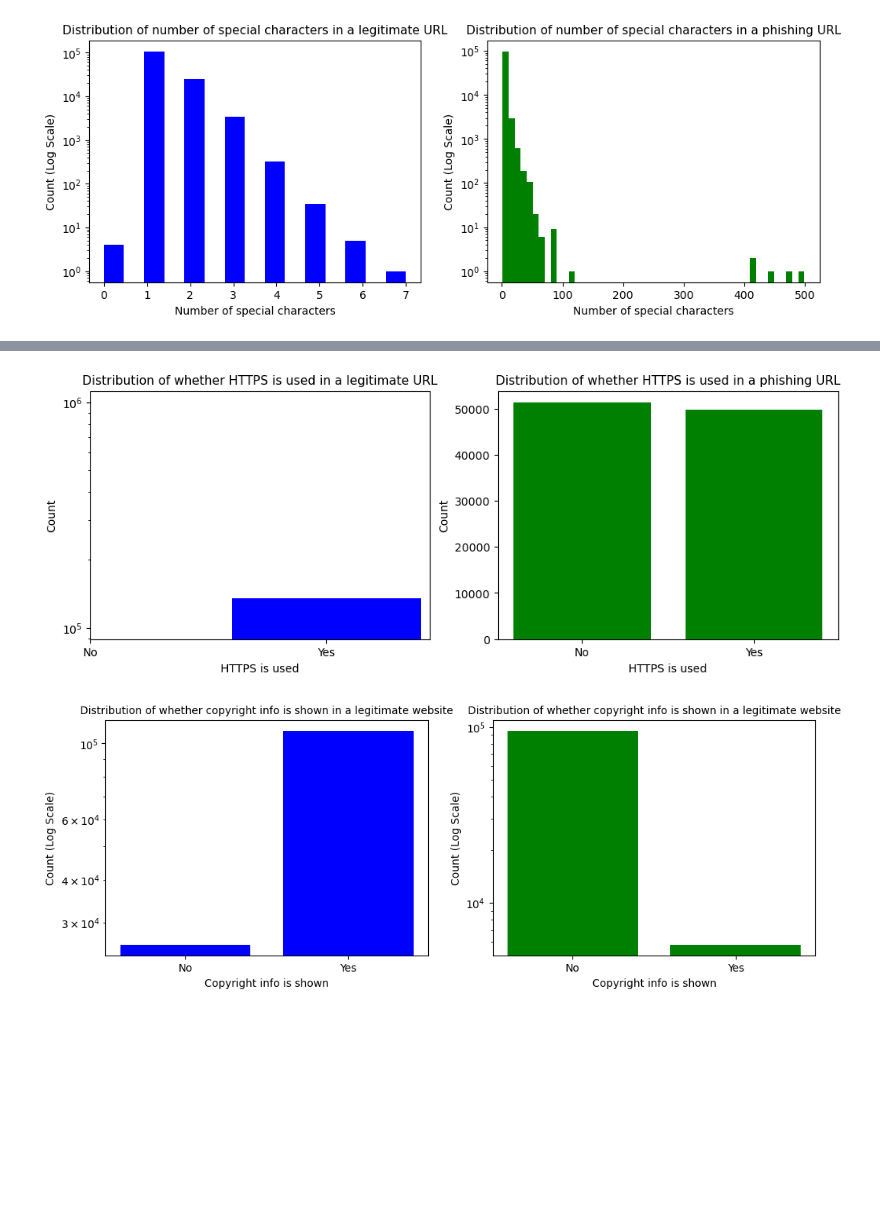
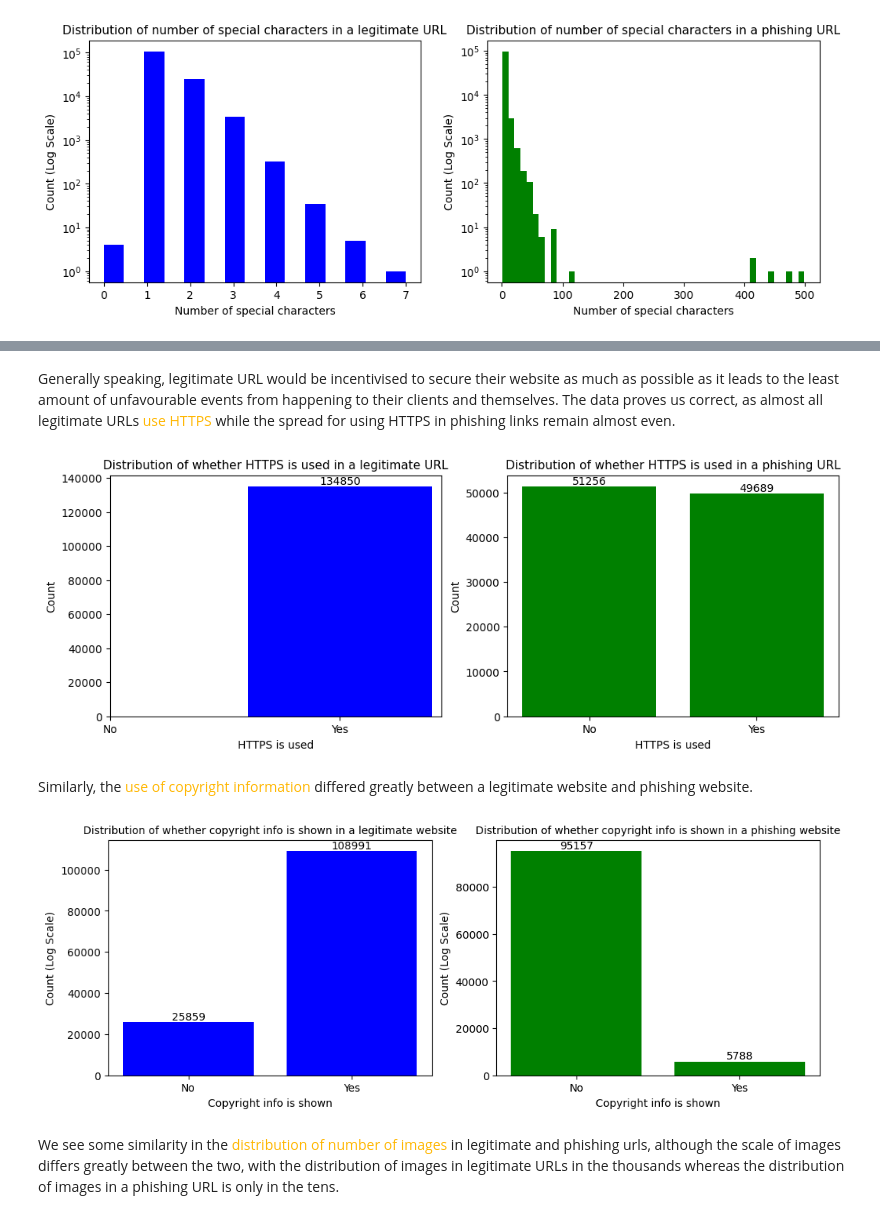
Before and after one commit to gjh0239/AITT-Assignment, a Jupyter notebook: Assignment/Assignment.ipynb, the cells around one changed output, grey strips where cells are left out. Drawn from its saved outputs; the diff is of its cells as text; code cells hidden in the pictures; blank space fills up the shorter version.

Commit message:
refactored memory optimisation code and added much needed documentation for my work

```diff
--- a/Assignment/Assignment.ipynb
+++ b/Assignment/Assignment.ipynb
@@ -28,0 +136,7 @@ Index(['URL', 'URLLength', 'Domain', 'DomainLength', 'IsDomainIP', 'TLD',
+# %%
+# Select all columns with 2 unique values
+binary_columns = df.columns[df.nunique() == 2]
+
+# Display the unique values in each of these columns (Ensure that they only contain binary values)
+for col in binary_columns:
+	print(f'{col}: {df[col].unique()}')
@@ -341,32 +857,36 @@ plt.show()
+# %% [markdown]
+Generally speaking, legitimate URL would be incentivised to secure their website as much as possible as it leads to the least amount of unfavourable events from happening to their clients and themselves. The data proves us correct, as almost all legitimate URLs <font color='#FFB703'>use HTTPS</font> while the spread for using HTTPS in phishing links remain almost even.
 # %%
 # Data
 data1 = df[df['label'] == 1]['IsHTTPS'].value_counts()  # Counts for legitimate URL data
 data2 = df[df['label'] == 0]['IsHTTPS'].value_counts()  # Counts for phishing URL data
 
 # Create subplots (1 row, 2 columns)
 fig, axes = plt.subplots(1, 2, figsize=(12, 4))
 
 # Plot the first bar plot
-axes[0].bar(data1.index, data1.values, color=['blue'])
+x = axes[0].bar(data1.index, data1.values, color=['blue'])
 axes[0].set_title("Distribution of whether HTTPS is used in a legitimate URL", fontsize=11)  # Title
 axes[0].set_xlabel("HTTPS is used")
 axes[0].set_ylabel("Count")
-axes[0].set_yscale('log')  #logarithmic scale to show smaller values more accurately
-axes[0].set_xticks([0, 1]) #Next 2 lines changes 0 to no and 1 to yes
+axes[0].set_xticks([0, 1])
 axes[0].set_xticklabels(['No', 'Yes'])
+axes[0].bar_label(x)
 
 # Plot the second bar plot
-axes[1].bar(data2.index, data2.values, color='green')
+y = axes[1].bar(data2.index, data2.values, color='green')
 axes[1].set_title("Distribution of whether HTTPS is used in a phishing URL", fontsize=11)
 axes[1].set_xlabel("HTTPS is used")
 axes[1].set_ylabel("Count")
-axes[0].set_yscale('log')  #logarithmic scale to show smaller values more accurately
-axes[1].set_xticks([0, 1]) #Next 2 lines changes 0 to no and 1 to yes
+axes[1].set_xticks([0, 1])
 axes[1].set_xticklabels(['No', 'Yes'])
+axes[1].bar_label(y)
 
 plt.show()
 # %% [output]
-[figure, old version]
+[figure, new version]
+# %% [markdown]
+Similarly, the <font color='#FFB703'>use of copyright information</font> differed greatly between a legitimate website and phishing website.
 # %%
 # Data
 data1 = df[df['label'] == 1]['HasCopyrightInfo'].value_counts()  # Counts for legitimate URL data
@@ -376,26 +896,28 @@ data2 = df[df['label'] == 0]['HasCopyrightInfo'].value_counts()  # Counts for ph
 fig, axes = plt.subplots(1, 2, figsize=(12, 4))
 
 # Plot the first bar plot
-axes[0].bar(data1.index, data1.values, color=['blue'])
+x = axes[0].bar(data1.index, data1.values, color=['blue'])
 axes[0].set_title("Distribution of whether copyright info is shown in a legitimate website", fontsize=10)  # Title
 axes[0].set_xlabel("Copyright info is shown")
 axes[0].set_ylabel("Count (Log Scale)")
-axes[0].set_yscale('log')  #logarithmic scale to show smaller values more accurately
 axes[0].set_xticks([0, 1]) #Next 2 lines changes 0 to no and 1 to yes
 axes[0].set_xticklabels(['No', 'Yes'])
+axes[0].bar_label(x)
 
 # Plot the second bar plot
-axes[1].bar(data2.index, data2.values, color='green')
-axes[1].set_title("Distribution of whether copyright info is shown in a legitimate website", fontsize=10)
+y = axes[1].bar(data2.index, data2.values, color='green')
+axes[1].set_title("Distribution of whether copyright info is shown in a phishing website", fontsize=10)
 axes[1].set_xlabel("Copyright info is shown")
 axes[1].set_ylabel("Count (Log Scale)")
-axes[1].set_yscale('log')  #logarithmic scale to show smaller values more accurately
 axes[1].set_xticks([0, 1]) #Next 2 lines changes 0 to no and 1 to yes
 axes[1].set_xticklabels(['No', 'Yes'])
+axes[1].bar_label(y)
 
 plt.show()
 # %% [output]
-[figure, old version]
+[figure, new version]
+# %% [markdown]
+We see some similarity in the <font color='#FFB703'>distribution of number of images</font> in legitimate and phishing urls, although the scale of images differs greatly between the two, with the distribution of images in legitimate URLs in the thousands whereas the distribution of images in a phishing URL is only in the tens.
 # %%
 #Data
 data1 = df[df['label'] == 1]['NoOfImage']  #Legitimate URL data
```
Also changed, not shown: parts of 55 cells of this notebook.
